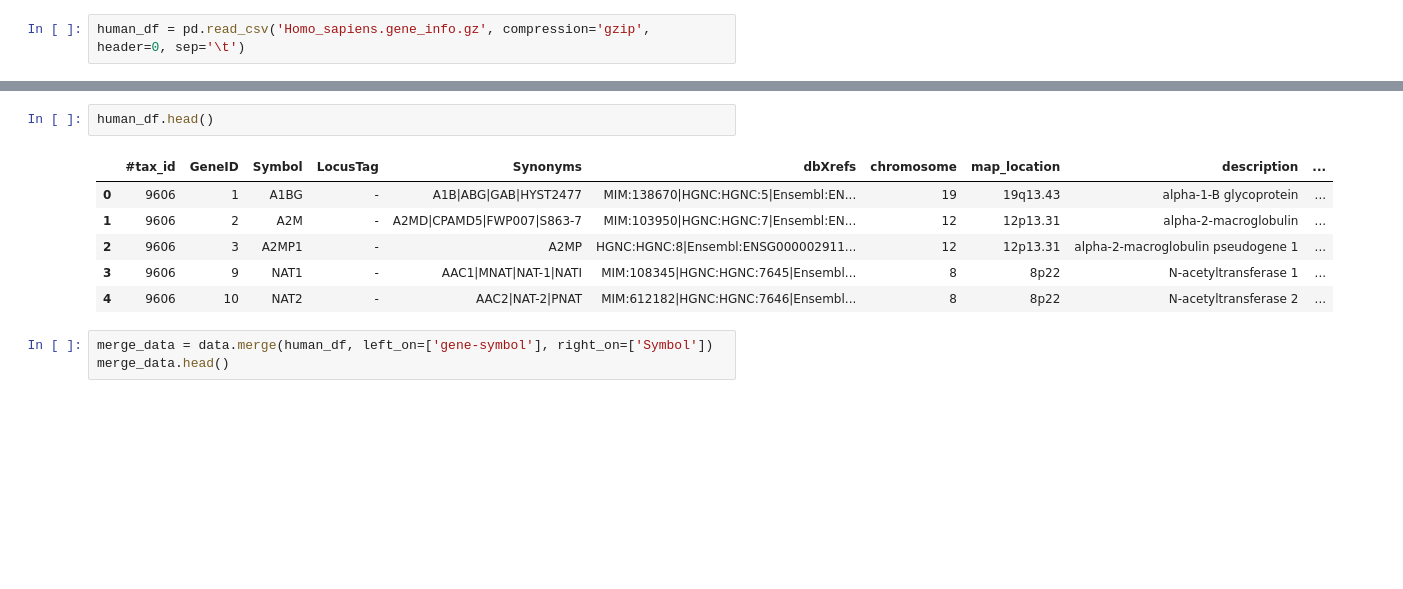
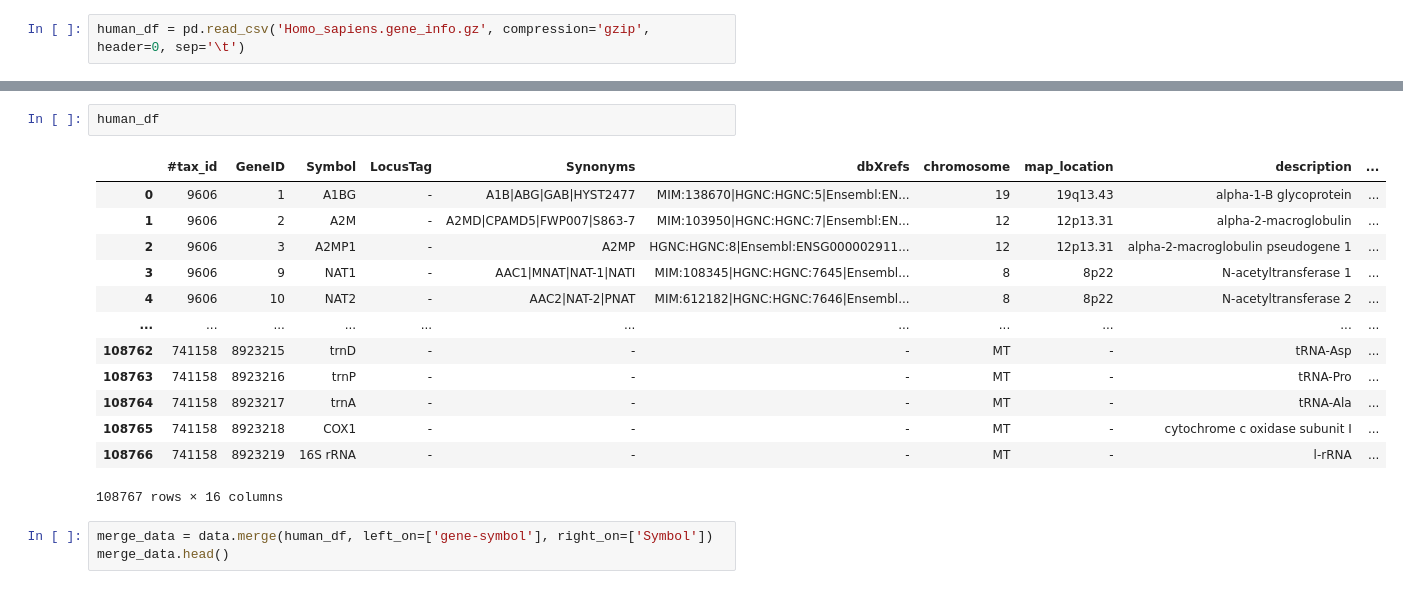
Before and after one commit to gong7788/biocw2, a Jupyter notebook: cw2.ipynb, the cells around one changed output, grey strips where cells are left out. Saved outputs shown, nothing was run; the diff lists cells and outputs as text; blank space fills up the shorter version.

```diff
--- a/cw2.ipynb
+++ b/cw2.ipynb
@@ -441,12 +437,19 @@ for gene_symbol in list(data['gene-symbol']):
 # %%
-human_df.head()
+human_df
 # %% [output]
 |  | #tax_id | GeneID | Symbol | LocusTag | Synonyms | dbXrefs | chromosome | map_location | description | ... |
 | 0 | 9606 | 1 | A1BG | - | A1B|ABG|GAB|HYST2477 | MIM:138670|HGNC:HGNC:5|Ensembl:EN... | 19 | 19q13.43 | alpha-1-B glycoprotein | ... |
 | 1 | 9606 | 2 | A2M | - | A2MD|CPAMD5|FWP007|S863-7 | MIM:103950|HGNC:HGNC:7|Ensembl:EN... | 12 | 12p13.31 | alpha-2-macroglobulin | ... |
 | 2 | 9606 | 3 | A2MP1 | - | A2MP | HGNC:HGNC:8|Ensembl:ENSG000002911... | 12 | 12p13.31 | alpha-2-macroglobulin pseudogene 1 | ... |
 | 3 | 9606 | 9 | NAT1 | - | AAC1|MNAT|NAT-1|NATI | MIM:108345|HGNC:HGNC:7645|Ensembl... | 8 | 8p22 | N-acetyltransferase 1 | ... |
 | 4 | 9606 | 10 | NAT2 | - | AAC2|NAT-2|PNAT | MIM:612182|HGNC:HGNC:7646|Ensembl... | 8 | 8p22 | N-acetyltransferase 2 | ... |
+| ... | ... | ... | ... | ... | ... | ... | ... | ... | ... | ... |
+| 108762 | 741158 | 8923215 | trnD | - | - | - | MT | - | tRNA-Asp | ... |
+| 108763 | 741158 | 8923216 | trnP | - | - | - | MT | - | tRNA-Pro | ... |
+| 108764 | 741158 | 8923217 | trnA | - | - | - | MT | - | tRNA-Ala | ... |
+| 108765 | 741158 | 8923218 | COX1 | - | - | - | MT | - | cytochrome c oxidase subunit I | ... |
+| 108766 | 741158 | 8923219 | 16S rRNA | - | - | - | MT | - | l-rRNA | ... |
+108767 rows × 16 columns
 # %%
 merge_data = data.merge(human_df, left_on=['gene-symbol'], right_on=['Symbol'])
 merge_data.head()
```
Also changed, not shown: parts of 51 cells of this notebook, 22 other files.
